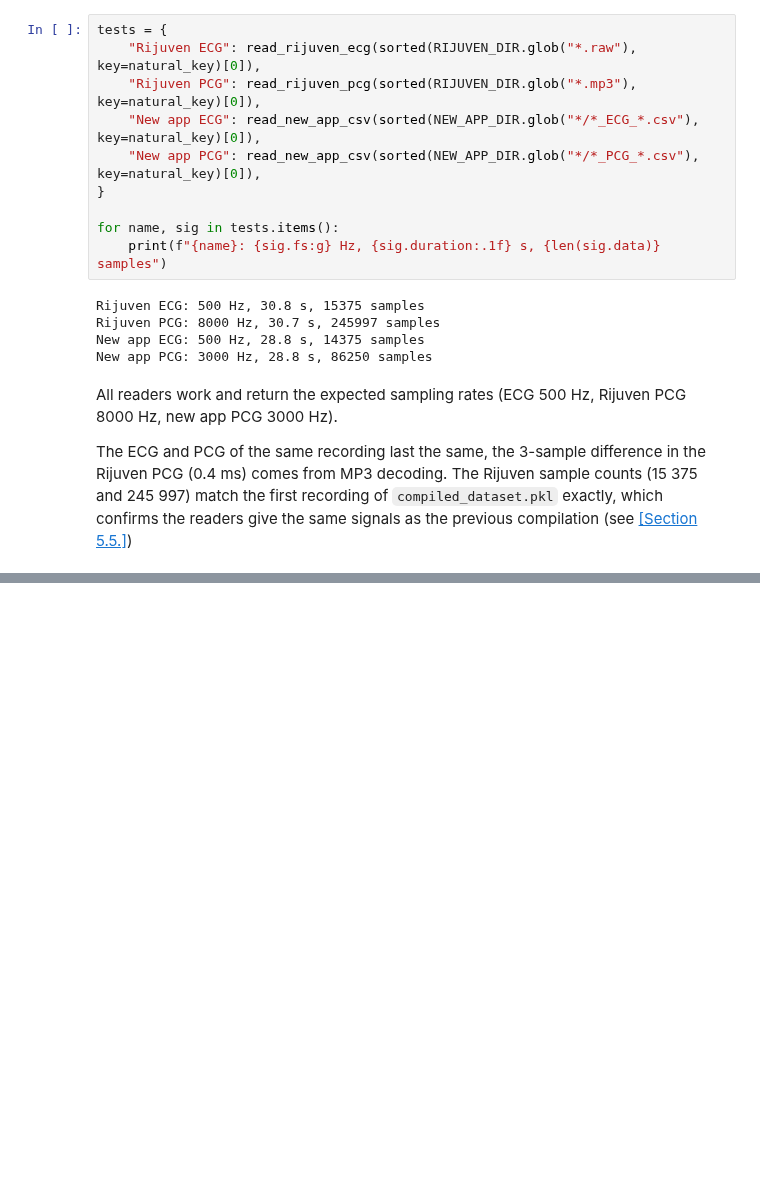
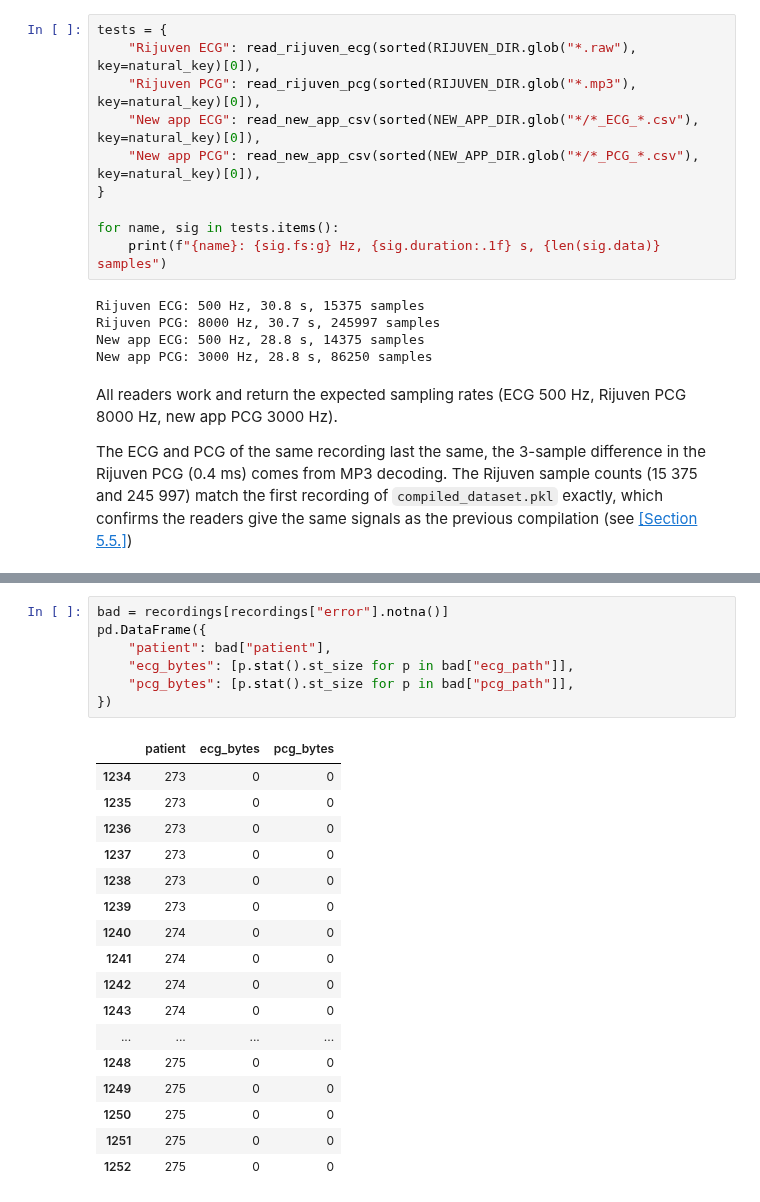
Before and after one commit to Alejandro-131004/cardio-trimodal-align, a Jupyter notebook: Data_Processing.ipynb, the cells around one changed output, grey strips where cells are left out. Cells and saved outputs as stored; diff of their text form; blank space fills up the shorter version.

```diff
--- a/Data_Processing.ipynb
+++ b/Data_Processing.ipynb
@@ -670,0 +930,25 @@ The ECG and PCG of the same recording last the same, the 3-sample difference in
+# %%
+bad = recordings[recordings["error"].notna()]
+pd.DataFrame({
+    "patient": bad["patient"],
+    "ecg_bytes": [p.stat().st_size for p in bad["ecg_path"]],
+    "pcg_bytes": [p.stat().st_size for p in bad["pcg_path"]],
+})
+# %% [output]
+|  | patient | ecg_bytes | pcg_bytes |
+| 1234 | 273 | 0 | 0 |
+| 1235 | 273 | 0 | 0 |
+| 1236 | 273 | 0 | 0 |
+| 1237 | 273 | 0 | 0 |
+| 1238 | 273 | 0 | 0 |
+| 1239 | 273 | 0 | 0 |
+| 1240 | 274 | 0 | 0 |
+| 1241 | 274 | 0 | 0 |
+| 1242 | 274 | 0 | 0 |
+| 1243 | 274 | 0 | 0 |
+| ... | ... | ... | ... |
+| 1248 | 275 | 0 | 0 |
+| 1249 | 275 | 0 | 0 |
+| 1250 | 275 | 0 | 0 |
+| 1251 | 275 | 0 | 0 |
+| 1252 | 275 | 0 | 0 |
```
Also changed, not shown: parts of 27 cells of this notebook.
